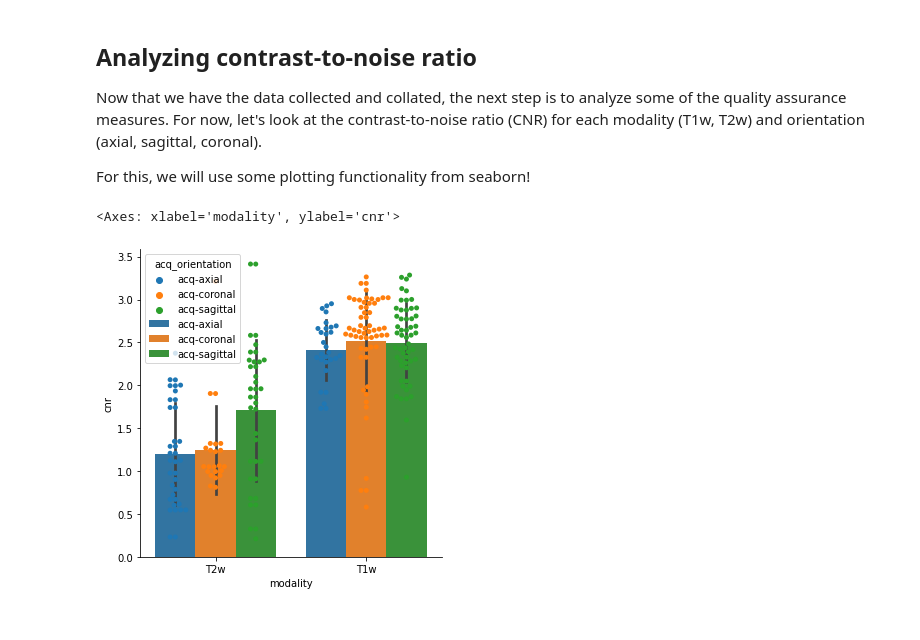
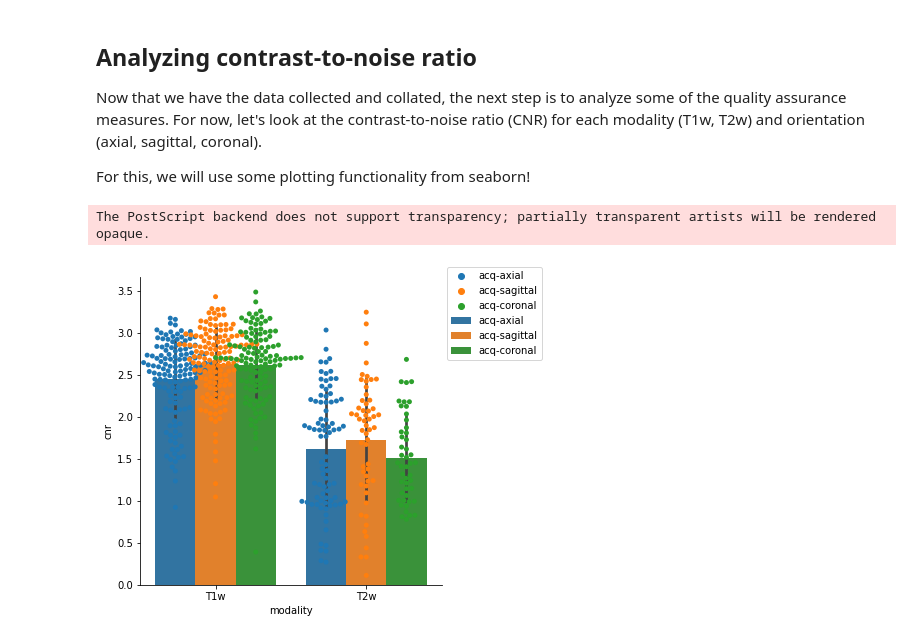
Before and after one commit to bacaron/nigerian_brain_analyses, a Jupyter notebook: nigerian_brain_analyses.ipynb, the cells around one changed output. Drawn from its saved outputs; the diff is of its cells as text; code cells hidden in the pictures.

Commit message:
reason: update with full dataset results

```diff
--- a/nigerian_brain_analyses.ipynb
+++ b/nigerian_brain_analyses.ipynb
@@ -75,7 +73,7 @@ else:
 print("grabbing demographic data complete")
 
 # rename columns
-subjects_data = subjects_data.rename(columns={'subject': 'subjectID','clinical-group': 'classID'})
+subjects_data = subjects_data.rename(columns={'subject': 'subjectID','ClincalGroup': 'classID'})
 
 # set subjectIDs as strings not int64
 subjects_data['subjectID'] = [ str(f) for f in subjects_data['subjectID'] ]
@@ -136,9 +130,11 @@ For this project, I specifically computed measures of quality of the T1w and T2w
 ### mriqc
 if os.path.isfile(data_dir+'/mriqc-results.csv'):
     mriqc_data = pd.read_csv(data_dir+'/mriqc-results.csv')
+    mriqc_data['subjectID'] = [ str(f).zfill(2) for f in mriqc_data['subjectID'] ]
+#     mriqc_data['ce'] = [ 'ce-gadolinium' if f == 'ce-gadlinium' else 'no-ce' if f == 'None' else f for f in mriqc_data['ce']]
 else:
     # compile data and output the appropriate tags and datatype tags that we can append to our dataframe
-    mriqc_data, mriqc_tags, mriqc_datatype_tags = blcollect.collect_data('neuro/regressors',['mriqc','!synthetic_mprage'],[],'regressors.tsv',data_dir+'/mriqc-results.csv',False)
+    mriqc_data, mriqc_tags, mriqc_datatype_tags = blcollect.collect_data('neuro/regressors',['mriqc'],[],'regressors.tsv',data_dir+'/mriqc-results.csv',False)
 
     # some simple cleanup
     mriqc_data = mriqc_data.drop(columns='modality')
@@ -148,9 +144,10 @@ else:
     mriqc_data['tags'] = mriqc_tags
     mriqc_data['datatype_tags'] = mriqc_datatype_tags
     mriqc_data['ce'] = [ [ i for i in str(f).strip('][').split(', ') if 'ce' in i][0].strip("''") if 'ce' in str(f) else 'None' for f in mriqc_data['tags'] ]
-    mriqc_data['ce'] = [ 'ce-gadolinium' if f == 'ce-gadlinium' else f for f in mriqc_data['ce']]
+    mriqc_data['ce'] = [ 'ce-gadolinium' if f == 'ce-gadlinium' else 'no-ce' if f == None else f for f in mriqc_data['ce']]
+    mriqc_data['ce'] = [ 'ce-gadolinium' if f == 'ce-gadlinium' else 'no-ce' if f == 'None' else f for f in mriqc_data['ce']]
     mriqc_data['acq_orientation'] = [ [ i for i in str(f).strip('][').split(', ') if 'acq' in i][0].strip("''") if 'acq' in str(f) else 'None' for f in mriqc_data['tags'] ]
-    mriqc_data['run'] = [ [ i for i in str(f).strip('][').split(', ') if 'run' in i][0].strip("''") if 'run' in str(f) else 'None' for f in mriqc_data['tags'] ]
+    mriqc_data['run'] = [ 'no-run' if f == str(1) else f for f in mriqc_data['sessionID'] ]
 
     # sort dataframe by subjectID
     mriqc_data = mriqc_data.sort_values(by='subjectID')
@@ -189,9 +186,11 @@ Now that we have the data collected and collated, the next step is to analyze so
 
 For this, we will use some plotting functionality from seaborn!
 # %%
-sns.catplot(x='modality',y='cnr',data=mriqc_data,hue='acq_orientation', kind="bar", errorbar='sd',legend=False)
-sns.swarmplot(x='modality',y='cnr',data=mriqc_data,hue='acq_orientation',dodge=True)
-# plt.savefig('cnr.eps')
+sns.catplot(x='modality',y='cnr',data=mriqc_data,hue='acq_orientation', kind="bar", errorbar='sd',legend=False,order=['T1w','T2w'])
+sns.swarmplot(x='modality',y='cnr',data=mriqc_data,hue='acq_orientation',dodge=True, order=['T1w','T2w'])
+ax = plt.gca()
+ax.legend(bbox_to_anchor=(1, 1.05))
+plt.savefig(f'{img_dir}/cnr.eps',dpi=1000,format='eps')
 # %% [output]
-<Axes: xlabel='modality', ylabel='cnr'>
+The PostScript backend does not support transparency; partially transparent artists will be rendered opaque.
-[figure, old version]
+[figure, new version]
```
Also changed, not shown: parts of 3 cells of this notebook.
